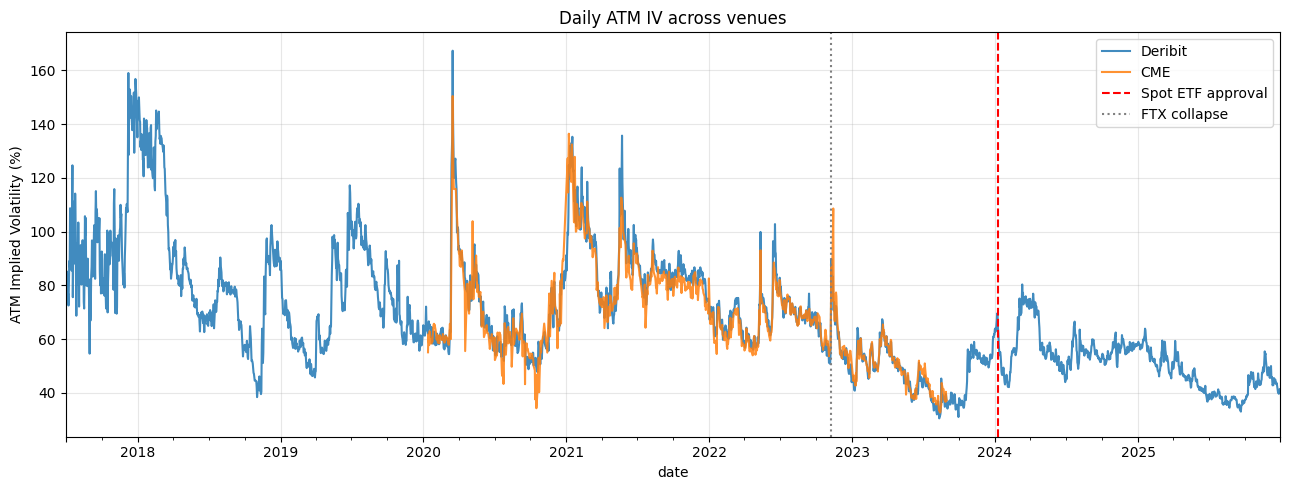
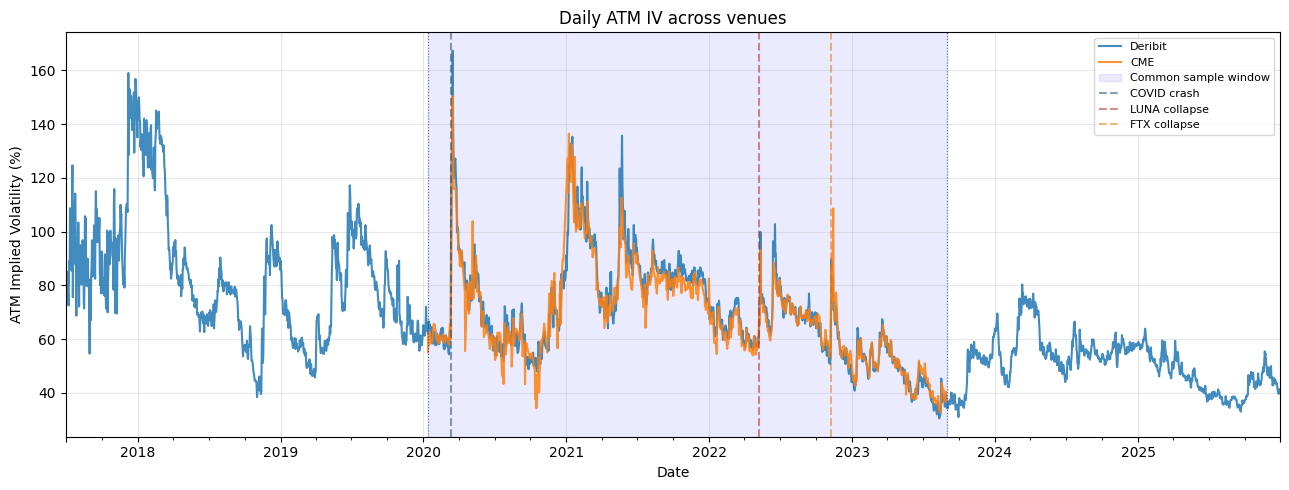
The change to this notebook cell's code, shown as a diff; its figure went from the first image to the second:
--- before
+++ after
@@ -1,13 +1,7 @@
 def atm_iv_series(df, venue_label):
-    """
-    Extract daily ATM IV: for each (date, expiration), pick the strike
-    closest to the forward, then average across expirations.
-    """
     df = df.copy()
     df['abs_kappa'] = df['log_moneyness'].abs()
-    # Closest-to-ATM option per (date, expiration)
     idx = df.groupby(['date', 'expiration'])['abs_kappa'].idxmin()
     atm = df.loc[idx]
-    # Average across expirations per day
     return atm.groupby('date')['impliedvolatility'].mean()
 
@@ -18,11 +12,17 @@
 (atm_der * 100).plot(ax=ax, label='Deribit', alpha=0.85)
 (atm_cme * 100).plot(ax=ax, label='CME', alpha=0.85)
-ax.axvline(pd.Timestamp('2024-01-10'), color='red', linestyle='--',
-           label='Spot ETF approval')
-ax.axvline(pd.Timestamp('2022-11-08'), color='gray', linestyle=':',
-           label='FTX collapse')
+
+ax.axvspan(SAMPLE_START, SAMPLE_END, alpha=0.08, color='blue', label='Common sample window')
+ax.axvline(SAMPLE_START, color='navy', linestyle=':', linewidth=0.8, alpha=0.6)
+ax.axvline(SAMPLE_END, color='navy', linestyle=':', linewidth=0.8, alpha=0.6)
+
+ax.axvline(pd.Timestamp('2020-03-12'), color='#1C3D5A', linestyle='--', alpha=0.5, label='COVID crash')
+ax.axvline(pd.Timestamp('2022-05-09'), color='#A61C1C', linestyle='--', alpha=0.5, label='LUNA collapse')
+ax.axvline(pd.Timestamp('2022-11-08'), color='#D97706', linestyle='--', alpha=0.5, label='FTX collapse')
+
 ax.set_ylabel('ATM Implied Volatility (%)')
+ax.set_xlabel('Date')
 ax.set_title('Daily ATM IV across venues')
-ax.legend()
+ax.legend(loc='upper right', fontsize=8)
 plt.tight_layout()
 plt.savefig(FIG_DIR / 'fig_atm_iv_timeseries.png', dpi=150)

Commit: Notebook 01 Update Common Window